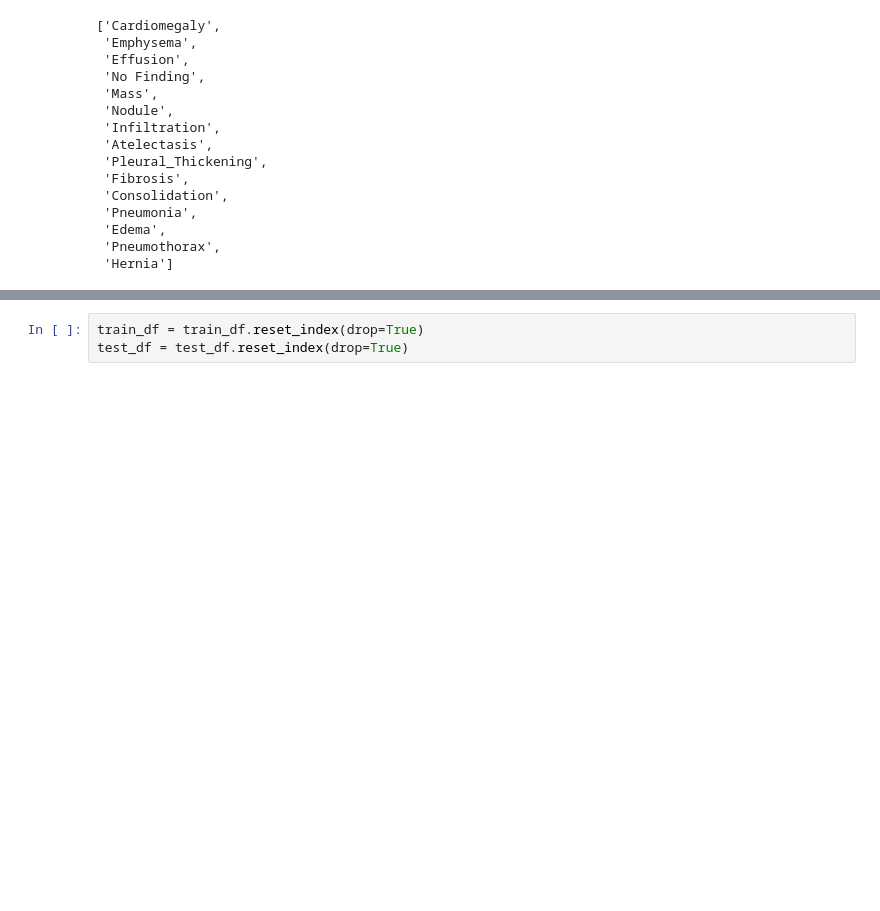
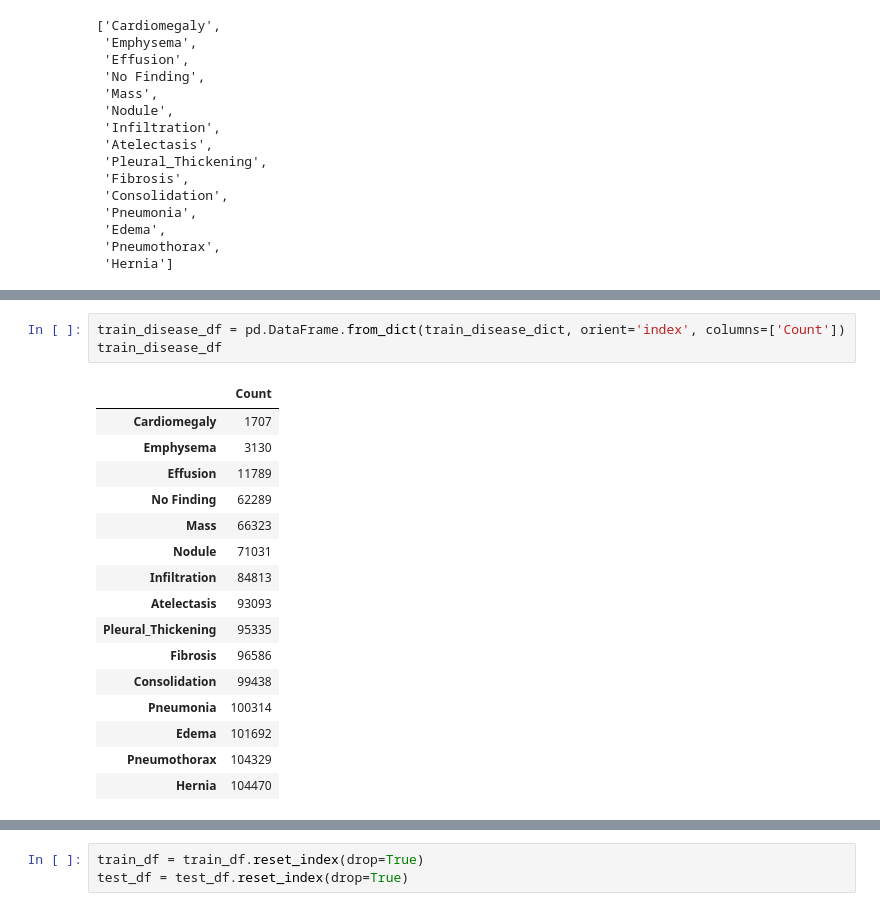
Before and after one commit to dagartga/Chest_X-Ray_Pneumonia_Classifier, a Jupyter notebook: nih-x-ray-classification.ipynb, the cells around one changed output, grey strips where cells are left out. Saved outputs shown, nothing was run; the diff lists cells and outputs as text; blank space fills up the shorter version.

```diff
--- a/nih-x-ray-classification.ipynb
+++ b/nih-x-ray-classification.ipynb
@@ -303,0 +309,20 @@ disease_df
+# %%
+train_disease_df = pd.DataFrame.from_dict(train_disease_dict, orient='index', columns=['Count'])
+train_disease_df
+# %% [output]
+|  | Count |
+| Cardiomegaly | 1707 |
+| Emphysema | 3130 |
+| Effusion | 11789 |
+| No Finding | 62289 |
+| Mass | 66323 |
+| Nodule | 71031 |
+| Infiltration | 84813 |
+| Atelectasis | 93093 |
+| Pleural_Thickening | 95335 |
+| Fibrosis | 96586 |
+| Consolidation | 99438 |
+| Pneumonia | 100314 |
+| Edema | 101692 |
+| Pneumothorax | 104329 |
+| Hernia | 104470 |
```
Also changed, not shown: parts of 32 cells of this notebook.
